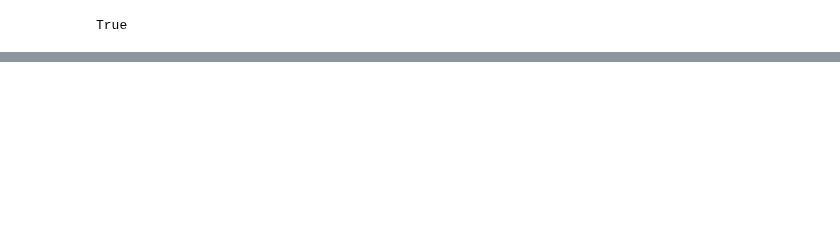
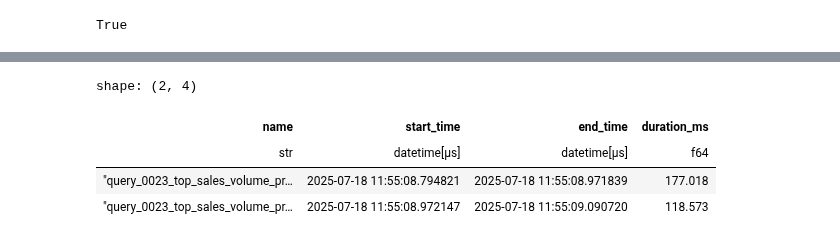
Before and after one commit to wlaur/olap-benchmarks, a Jupyter notebook: notebooks/results.ipynb, the cells around one changed output, grey strips where cells are left out. Cells and saved outputs as stored; diff of their text form; code cells hidden in the pictures; blank space fills up the shorter version.

```diff
--- a/notebooks/results.ipynb
+++ b/notebooks/results.ipynb
@@ -32,6 +32,28 @@ import polars as pl
 from tsdb_benchmarks.settings import SETTINGS, DatabaseName, Operation, SuiteName
 # %%
 db = duckdb.connect(SETTINGS.results_directory / "results.db")
+# %%
+db.execute("""
+select
+  start.name,
+  start.time as start_time,
+  "end".time as end_time,
+  epoch("end".time - start.time) * 1000 as duration_ms
+from event as start
+join event as "end"
+  on start.name = "end".name
+  and start.benchmark_id = "end".benchmark_id
+where start.type = 'start'
+  and "end".type = 'end'
+  and start.name like 'query_0023%'
+order by start.time;
+""").pl()
+# %% [output]
+shape: (2, 4)
+| name | start_time | end_time | duration_ms |
+| str | datetime[μs] | datetime[μs] | f64 |
+| "query_0023_top_sales_volume_pr… | 2025-07-18 11:55:08.794821 | 2025-07-18 11:55:08.971839 | 177.018 |
+| "query_0023_top_sales_volume_pr… | 2025-07-18 11:55:08.972147 | 2025-07-18 11:55:09.090720 | 118.573 |
 # %%
 db.execute("select * from benchmark where finished_at is not null and deleted_at is null order by started_at").pl()
 # %% [output]
```
Also changed, not shown: parts of 3 cells of this notebook, 1 other file.
